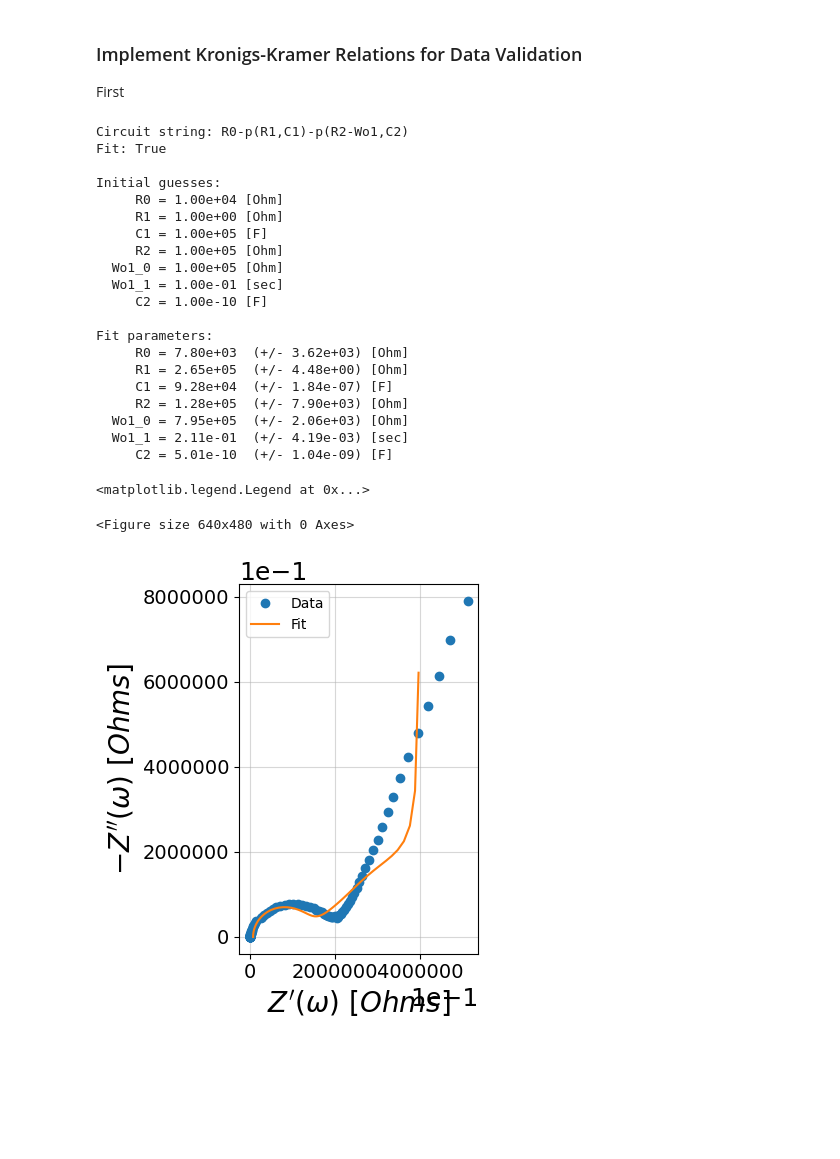
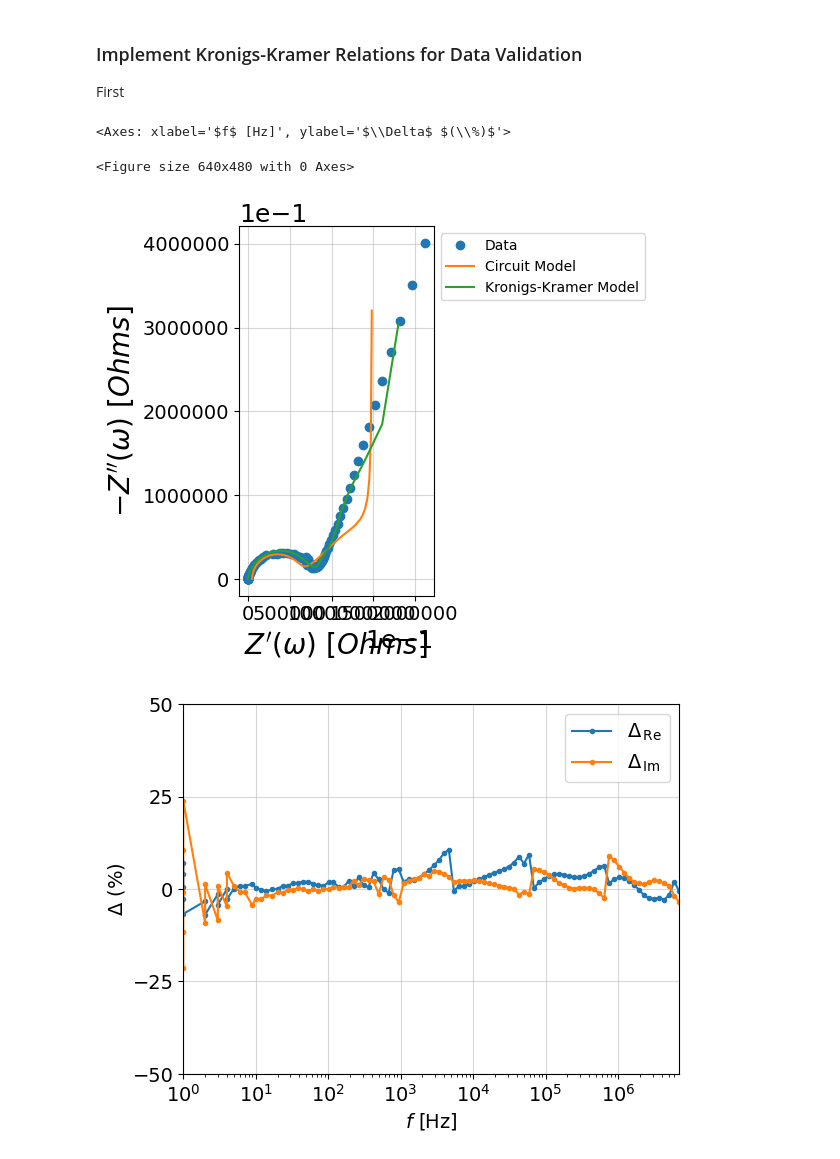
Before and after one commit to milesmsmith/auto-eis-conductivity, a Jupyter notebook: Data_Visualization_EIS.ipynb, the cells around one changed output. Cells and saved outputs as stored; diff of their text form; code cells hidden in the pictures; blank space fills up the shorter version.

Commit message:
Data validation with KK is so much better!

```diff
--- a/Data_Visualization_EIS.ipynb
+++ b/Data_Visualization_EIS.ipynb
@@ -7,12 +7,14 @@
 import glob
 import os
 import math
+import statistics
 import matplotlib.pyplot as plt
 import numpy as np
 from impedance import preprocessing
 from impedance.models.circuits import CustomCircuit
 # Note that altair was downgraded to v3.0 for impedance.
-from impedance.visualization import plot_nyquist
+from impedance.visualization import plot_nyquist, plot_residuals
+from impedance.validation import linKK
 
 
 ### Read in all file names in EIS folder ###
@@ -40,8 +42,8 @@ Temperature (degC): 25
 # plate_number = '103965_'
 plate_number = "skip"
 
-vial_number = '_5_'
-# vial_number = "skip"
+# vial_number = '_5_'
+vial_number = "skip"
 
 date = '_20230918_'
 # date = "skip"
@@ -101,7 +103,7 @@ frequency = [ 6999984, 5969734, 5091109, 4341796, 3702781, 3157797, 2693047, 229
              1.00160400000000 ]
 
 for i in range(len(frequency)):
-    frequency[i] = int(frequency[i])
+    frequency[i] = np.int32(frequency[i])
 
 f = np.array(frequency)
 # %% [markdown]
@@ -208,45 +253,40 @@ First
 # %%
     # Create ECM and fit to the data collected
     circuit = 'R0-p(R1,C1)-p(R2-Wo1,C2)' # ECM. We should match model from system!
     initial_guess = [10**4, 10**0, 10**5, 10**5, 10**5, 10**-1, 10**-10]
     circuit = CustomCircuit(circuit, initial_guess=initial_guess)
+    ### The impedance.py documentation uses a much higher order ECM to fit the data, might be worth a try if this doesn't work at first.
 
 
-    # Z = np.array(ZOhm)
-    Z = ZOhm
+    # Z = ZOhm
+
+    # mask = f < 1000
+    # f = f[mask]
+    # Z = Z[mask]
     # f, Z = preprocessing.ignoreBelowX(f, Z)
     ### -- Still needs to be understood better! -- ###
     # Fit data to equivalent circuit model
     circuit.fit(f, Z)
-    print(circuit)
+    # print(circuit)
     Z_fit = circuit.predict(f)
+
+    # Create Nyquist Plot
     plt.figure(3)
     fig, ax = plt.subplots()
     plot_nyquist(Z, fmt='o', scale=10, ax=ax)
     plot_nyquist(Z_fit, fmt='-', scale=10, ax=ax)
+    plot_nyquist(Z_linKK, fmt='-', scale=10, ax=ax)
 
-    plt.legend(['Data', 'Fit'])
+
+    plt.legend(['Data', 'Circuit Model', 'Kronigs-Kramer Model'], bbox_to_anchor=(1, 1))
+
+
+    # Plot residuals
+    plt.figure(4)
+    fig2, ax2 = plt.subplots()
+    plot_residuals(ax2, f, res_real, res_imag, y_limits=(-50, 50))
 # %% [output]
-Circuit string: R0-p(R1,C1)-p(R2-Wo1,C2)
-Fit: True
-
-Initial guesses:
-     R0 = 1.00e+04 [Ohm]
-     R1 = 1.00e+00 [Ohm]
-     C1 = 1.00e+05 [F]
-     R2 = 1.00e+05 [Ohm]
-  Wo1_0 = 1.00e+05 [Ohm]
-  Wo1_1 = 1.00e-01 [sec]
-     C2 = 1.00e-10 [F]
-
-Fit parameters:
-     R0 = 7.80e+03  (+/- 3.62e+03) [Ohm]
-     R1 = 2.65e+05  (+/- 4.48e+00) [Ohm]
-     C1 = 9.28e+04  (+/- 1.84e-07) [F]
-     R2 = 1.28e+05  (+/- 7.90e+03) [Ohm]
-  Wo1_0 = 7.95e+05  (+/- 2.06e+03) [Ohm]
-  Wo1_1 = 2.11e-01  (+/- 4.19e-03) [sec]
-     C2 = 5.01e-10  (+/- 1.04e-09) [F]
+<Axes: xlabel='$f$ [Hz]', ylabel='$\\Delta$ $(\\%)$'>
-<matplotlib.legend.Legend at 0x...>
+<Figure size 640x480 with 0 Axes>
-<Figure size 640x480 with 0 Axes>
-[figure, old version]
+[figure, new version]
+[figure, added]
```
Also changed, not shown: parts of 2 cells of this notebook, 1 other file.
